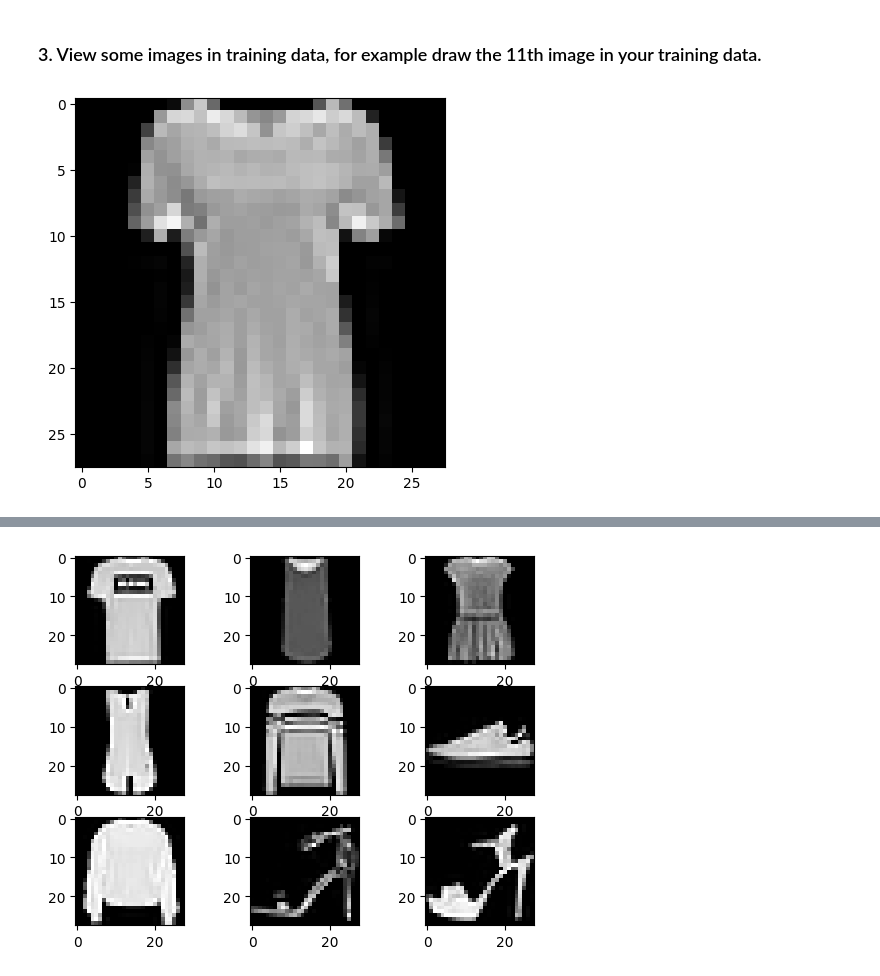
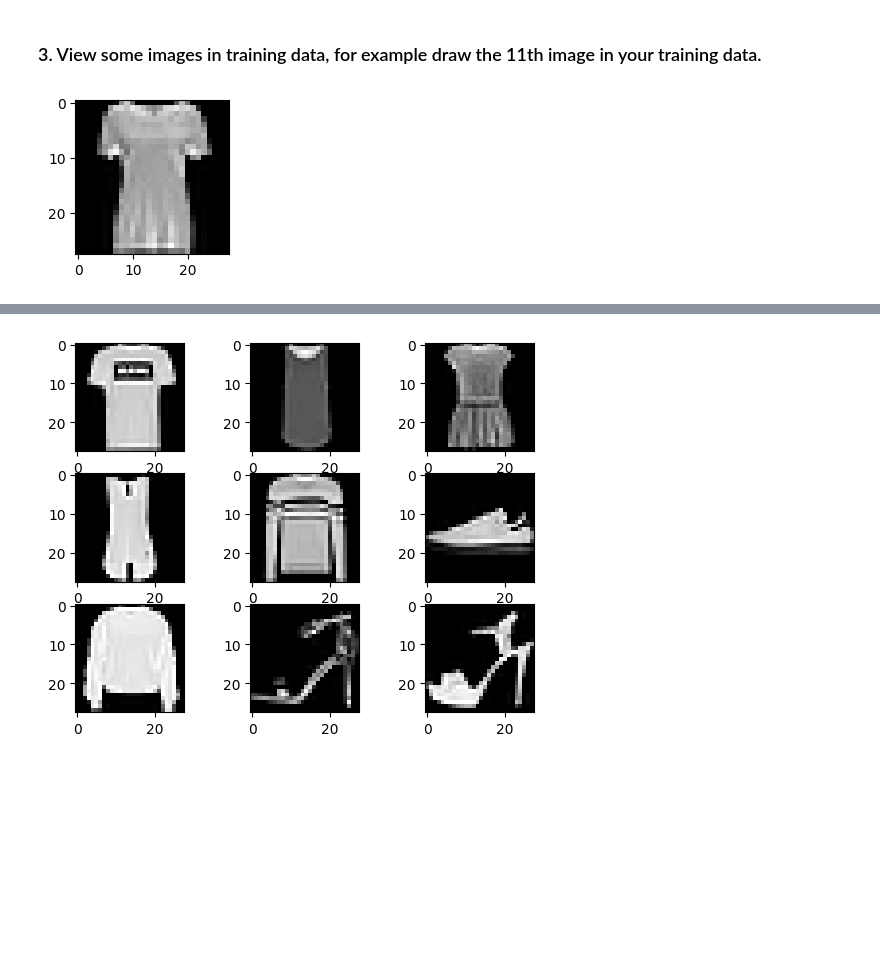
Before and after one commit to nadunchanna98/machine-learning, a Jupyter notebook: Nonlinear_Models_Lab03.ipynb, the cells around one changed output, grey strips where cells are left out. Drawn from its saved outputs; the diff is of its cells as text; code cells hidden in the pictures; blank space fills up the shorter version.

```diff
--- a/Nonlinear_Models_Lab03.ipynb
+++ b/Nonlinear_Models_Lab03.ipynb
@@ -91,9 +91,10 @@ Class labels: {0, 1, 2, 3, 4, 5, 6, 7, 8, 9}
 # %%
 import matplotlib.pyplot as plt
 
 # Display the 11th image in the training data
+plt.figure(figsize=(2,2))
 plt.imshow(train_images[10], cmap='gray')
 plt.show()
 # %% [output]
-[figure, old version]
+[figure, new version]
 # %%
```
Also changed, not shown: parts of 7 cells of this notebook.
